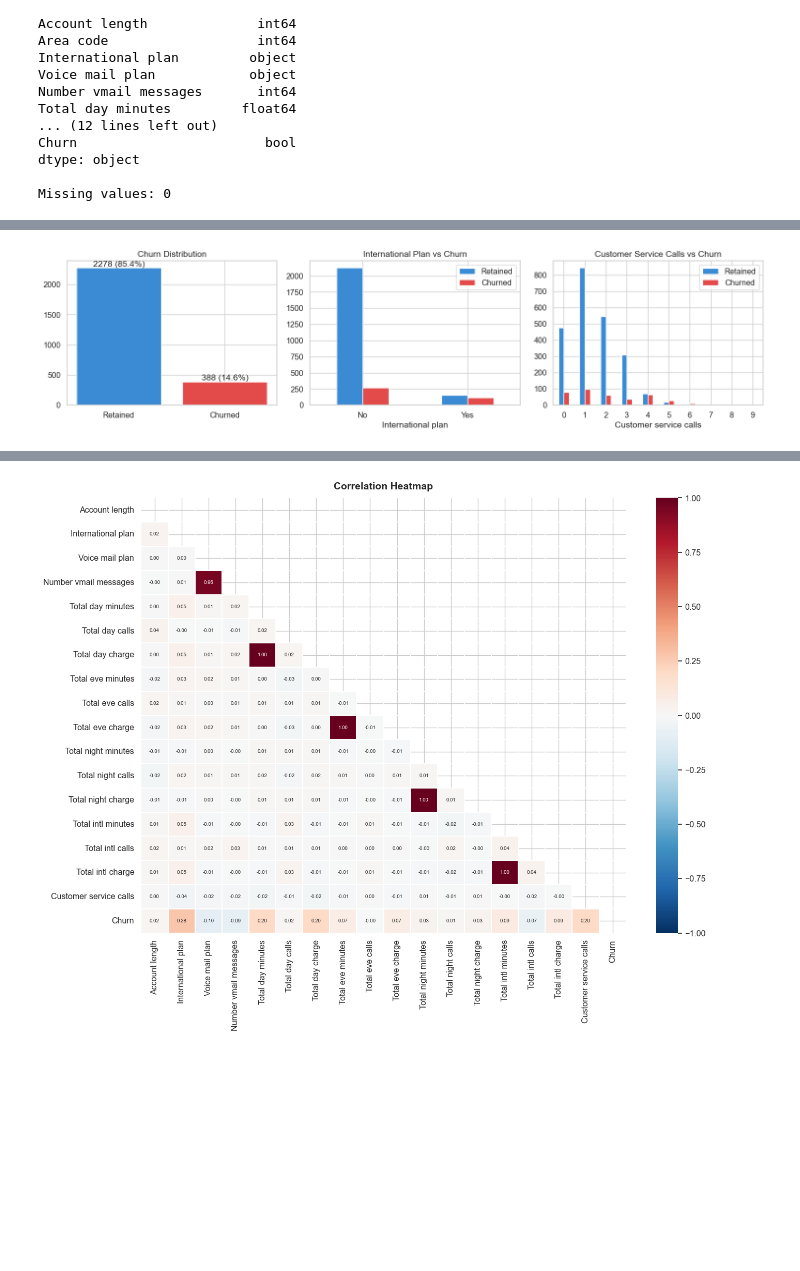
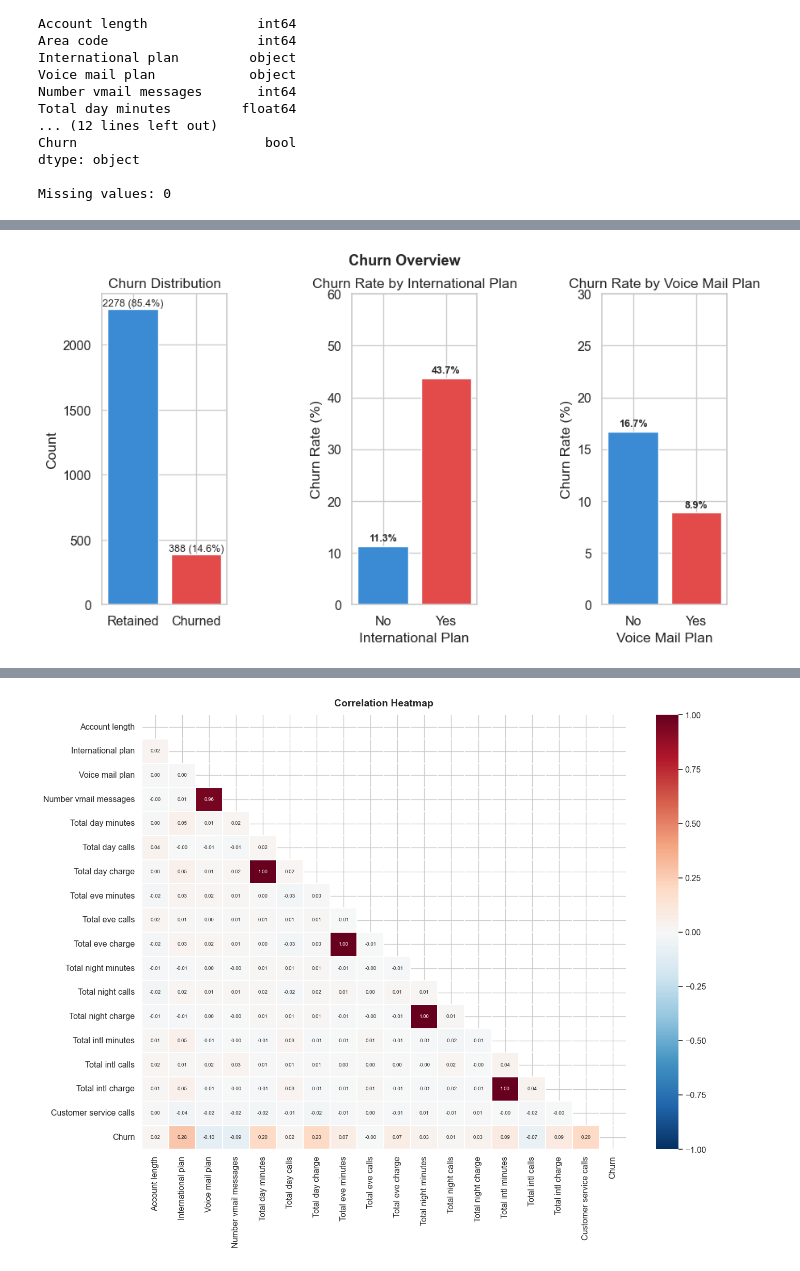
Before and after one commit to SewminiKaveesha/Customer-churn-prediction, a Jupyter notebook: Notebooks/02_EDA.ipynb, the cells around one changed output, grey strips where cells are left out. Saved outputs shown, nothing was run; the diff lists cells and outputs as text; code cells hidden in the pictures; blank space fills up the shorter version.

```diff
--- a/Notebooks/02_EDA.ipynb
+++ b/Notebooks/02_EDA.ipynb
@@ -44,32 +44,46 @@ Churn rate: 14.6%
 | 75% | 127.000000 | 510.000000 | 19.000000 | 215.90000 | 114.000000 | 36.700000 | ... |
 | max | 243.000000 | 510.000000 | 50.000000 | 350.80000 | 160.000000 | 59.640000 | ... |
 # %%
-# Churn distribution plot
-fig, axes = plt.subplots(1, 3, figsize=(15, 4))
+fig, axes = plt.subplots(1, 3, figsize=(10, 5))
+fig.suptitle('Churn Overview', fontsize=13, fontweight='bold')
 
-# Churn balance
-axes[0].bar(['Retained','Churned'],
-            churn_counts.values,
-            color=['#3B8BD4','#E24B4A'], edgecolor='white')
+# Churn distribution
+churn_counts = train['Churn'].value_counts()
+axes[0].bar(['Retained', 'Churned'], churn_counts.values,
+            color=['#3B8BD4', '#E24B4A'], edgecolor='white')
 axes[0].set_title('Churn Distribution')
+axes[0].set_ylabel('Count')
 for i, v in enumerate(churn_counts.values):
-    axes[0].text(i, v+20, f'{v} ({v/len(train)*100:.1f}%)', ha='center')
+    axes[0].text(i, v + 20, f'{v} ({v/len(train)*100:.1f}%)',
+                 ha='center', fontsize=9)
 
-# International plan vs churn
-ip_churn = train.groupby(['International plan','Churn']).size().unstack(fill_value=0)
-ip_churn.plot(kind='bar', ax=axes[1], color=['#3B8BD4','#E24B4A'], rot=0)
-axes[1].set_title('International Plan vs Churn')
-axes[1].legend(['Retained','Churned'])
+# Churn rate by International plan
+ip_churn = train.groupby('International plan')['Churn'].mean() * 100
+bars = axes[1].bar(ip_churn.index, ip_churn.values,
+                   color=['#3B8BD4', '#E24B4A'], edgecolor='white')
+axes[1].set_title('Churn Rate by International Plan')
+axes[1].set_xlabel('International Plan')
+axes[1].set_ylabel('Churn Rate (%)')
+axes[1].set_ylim(0, 60)
+for bar, val in zip(bars, ip_churn.values):
+    axes[1].text(bar.get_x() + bar.get_width()/2, val + 1,
+                 f'{val:.1f}%', ha='center', fontsize=9, fontweight='bold')
 
-# Customer service calls vs churn
-cs_churn = train.groupby(['Customer service calls','Churn']).size().unstack(fill_value=0)
-cs_churn.plot(kind='bar', ax=axes[2], color=['#3B8BD4','#E24B4A'], rot=0)
-axes[2].set_title('Customer Service Calls vs Churn')
-axes[2].legend(['Retained','Churned'])
+# Churn rate by Voice mail plan
+vm_churn = train.groupby('Voice mail plan')['Churn'].mean() * 100
+bars = axes[2].bar(vm_churn.index, vm_churn.values,
+                   color=['#3B8BD4', '#E24B4A'], edgecolor='white')
+axes[2].set_title('Churn Rate by Voice Mail Plan')
+axes[2].set_xlabel('Voice Mail Plan')
+axes[2].set_ylabel('Churn Rate (%)')
+axes[2].set_ylim(0, 30)
+for bar, val in zip(bars, vm_churn.values):
+    axes[2].text(bar.get_x() + bar.get_width()/2, val + 0.5,
+                 f'{val:.1f}%', ha='center', fontsize=9, fontweight='bold')
 
-plt.tight_layout()
+plt.subplots_adjust(wspace=1)
 plt.show()
 # %% [output]
-[figure, old version]
+[figure, new version]
 # %%
 # Feature distributions by churn status
```
Also changed, not shown: parts of 1 cell of this notebook.
